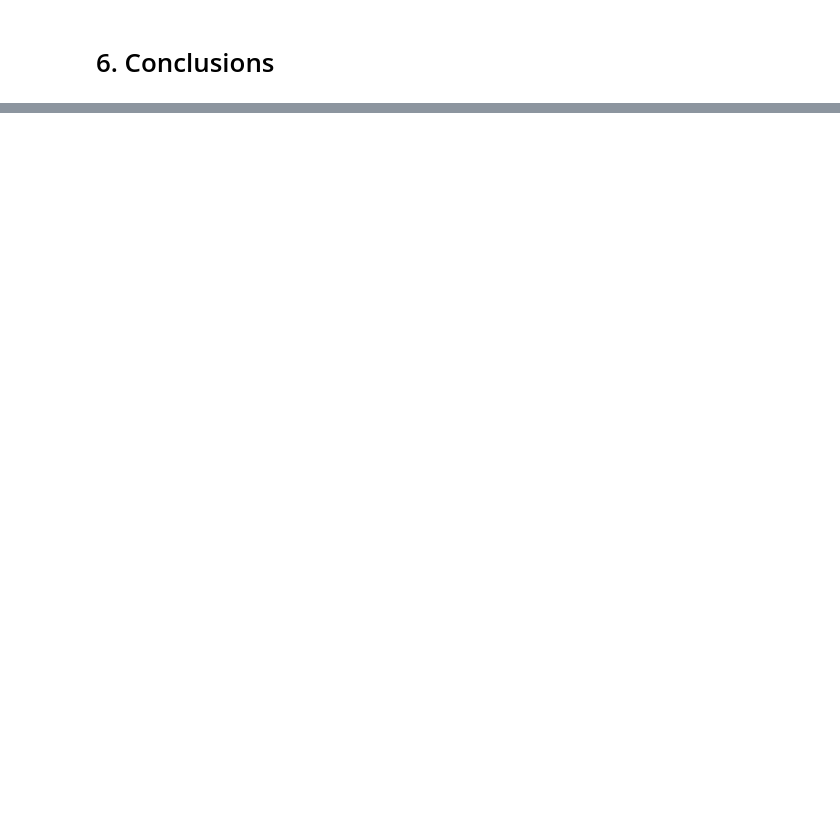
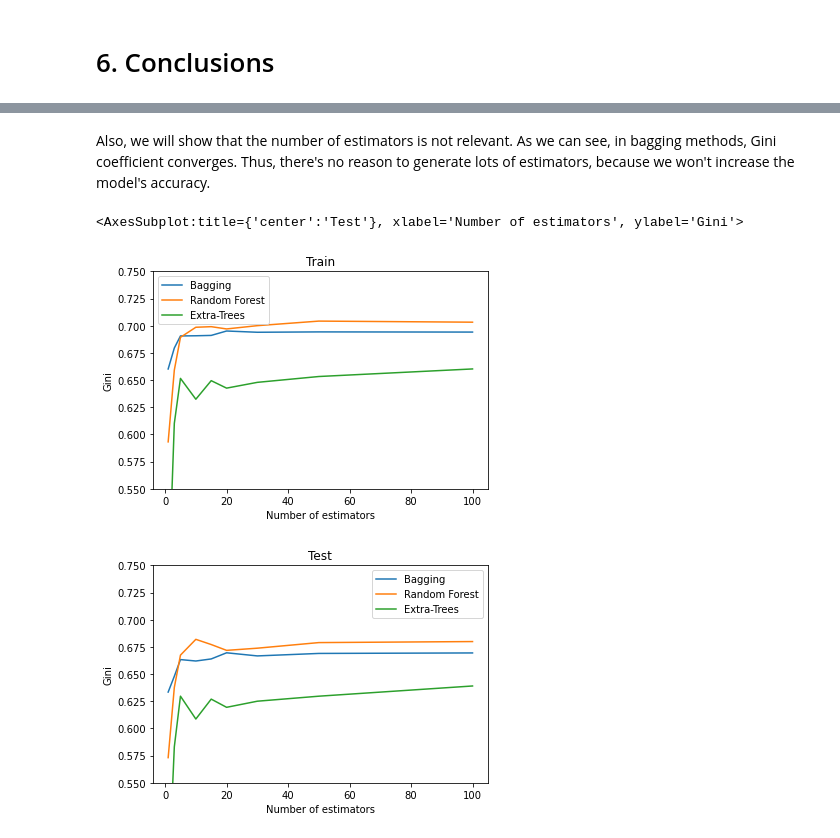
Before and after one commit to GinesMeca/TFG, a Jupyter notebook: notebooks/4. Bagging algorithms.ipynb, the cells around one changed output, grey strips where cells are left out. Saved outputs shown, nothing was run; the diff lists cells and outputs as text; code cells hidden in the pictures; blank space fills up the shorter version.

```diff
--- a/notebooks/4. Bagging algorithms.ipynb
+++ b/notebooks/4. Bagging algorithms.ipynb
@@ -165,0 +173,17 @@ Comparing with our new results, all of these indicators are improved with any of
+# %% [markdown]
+Also, we will show that the number of estimators is not relevant. As we can see, in bagging methods, Gini coefficient converges. Thus, there's no reason to generate lots of estimators, because we won't increase the model's accuracy.
+# %%
+GINITRAIN = pd.DataFrame({'Bagging': list(metrics_bag.Train_Gini.values),
+              'Random Forest': list(metrics_RF.Train_Gini.values),
+              'Extra-Trees': list(metrics_ET.Train_Gini.values)}, index = [1, 3, 5, 10, 15, 20, 30, 50, 100])
+
+GINITEST = pd.DataFrame({'Bagging': list(metrics_bag.Test_Gini.values),
+              'Random Forest': list(metrics_RF.Test_Gini.values),
+              'Extra-Trees': list(metrics_ET.Test_Gini.values)}, index = [1, 3, 5, 10, 15, 20, 30, 50, 100])
+
+GINITRAIN.plot(ylim = [0.55,0.75], xlabel = 'Number of estimators', ylabel = 'Gini', title = 'Train')
+GINITEST.plot(ylim = [0.55,0.75], xlabel = 'Number of estimators', ylabel = 'Gini', title = 'Test')
+# %% [output]
+<AxesSubplot:title={'center':'Test'}, xlabel='Number of estimators', ylabel='Gini'>
+[figure, added]
+[figure, added]
```
Also changed, not shown: parts of 5 cells of this notebook, 3 other files.
